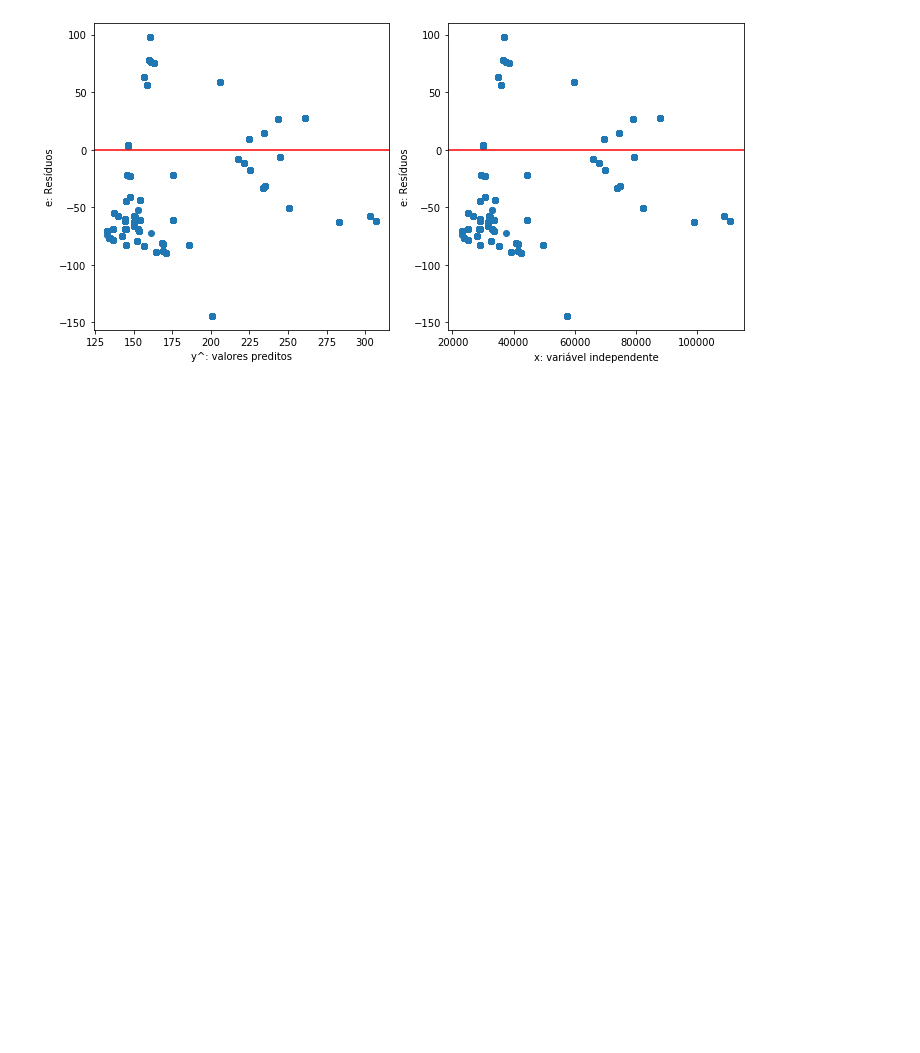
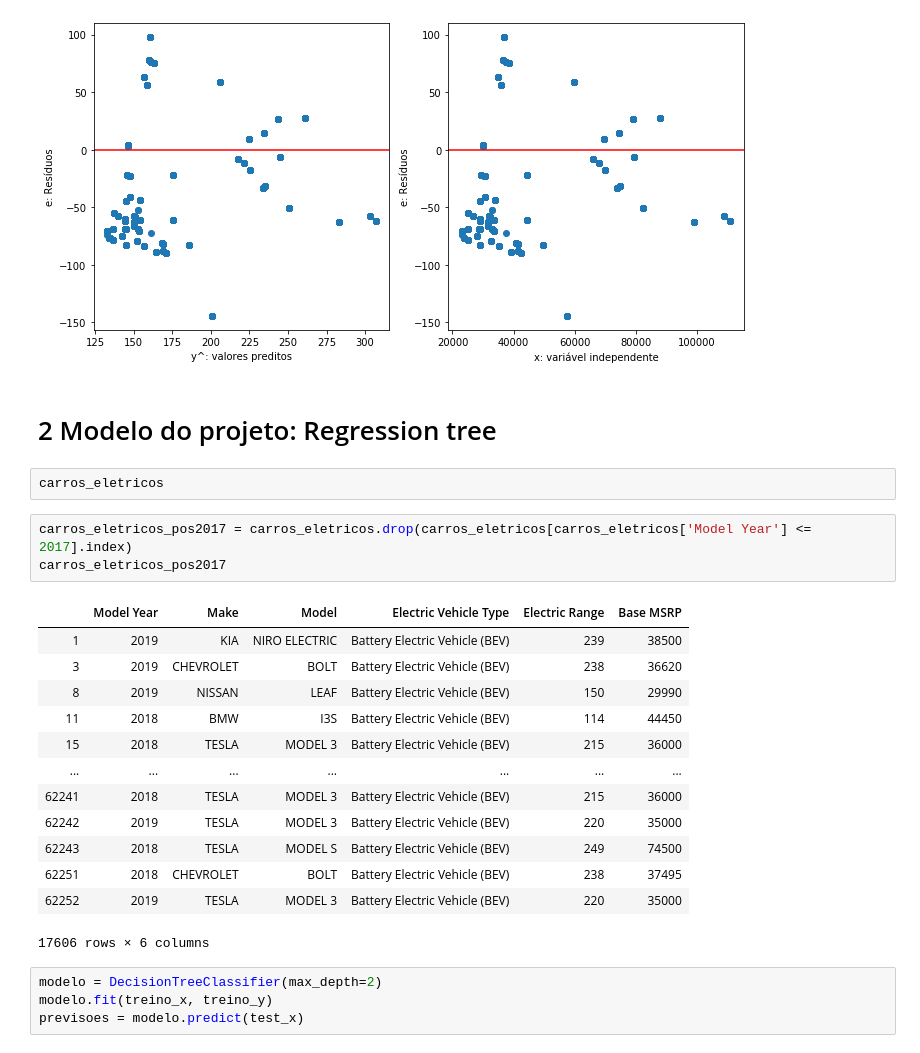
Before and after one commit to gustavopc3/P2-CD20-2, a Jupyter notebook: P2-CD20-2.ipynb, the cells around one changed output. Saved outputs shown, nothing was run; the diff lists cells and outputs as text; blank space fills up the shorter version.

```diff
--- a/P2-CD20-2.ipynb
+++ b/P2-CD20-2.ipynb
@@ -584,3 +642,28 @@ plt.tight_layout()
 plt.show()
 # %% [output]
 [figure]
+# %% [markdown]
+# 2 Modelo do projeto: Regression tree
+# %%
+carros_eletricos
+# %%
+carros_eletricos_pos2017 = carros_eletricos.drop(carros_eletricos[carros_eletricos['Model Year'] <= 2017].index)
+carros_eletricos_pos2017
+# %% [output]
+|  | Model Year | Make | Model | Electric Vehicle Type | Electric Range | Base MSRP |
+| 1 | 2019 | KIA | NIRO ELECTRIC | Battery Electric Vehicle (BEV) | 239 | 38500 |
+| 3 | 2019 | CHEVROLET | BOLT | Battery Electric Vehicle (BEV) | 238 | 36620 |
+| 8 | 2019 | NISSAN | LEAF | Battery Electric Vehicle (BEV) | 150 | 29990 |
+| 11 | 2018 | BMW | I3S | Battery Electric Vehicle (BEV) | 114 | 44450 |
+| 15 | 2018 | TESLA | MODEL 3 | Battery Electric Vehicle (BEV) | 215 | 36000 |
+| ... | ... | ... | ... | ... | ... | ... |
+| 62241 | 2018 | TESLA | MODEL 3 | Battery Electric Vehicle (BEV) | 215 | 36000 |
+| 62242 | 2019 | TESLA | MODEL 3 | Battery Electric Vehicle (BEV) | 220 | 35000 |
+| 62243 | 2018 | TESLA | MODEL S | Battery Electric Vehicle (BEV) | 249 | 74500 |
+| 62251 | 2018 | CHEVROLET | BOLT | Battery Electric Vehicle (BEV) | 238 | 37495 |
+| 62252 | 2019 | TESLA | MODEL 3 | Battery Electric Vehicle (BEV) | 220 | 35000 |
+17606 rows × 6 columns
+# %%
+modelo = DecisionTreeClassifier(max_depth=2)
+modelo.fit(treino_x, treino_y)
+previsoes = modelo.predict(test_x)
```
Also changed, not shown: parts of 17 cells of this notebook.
